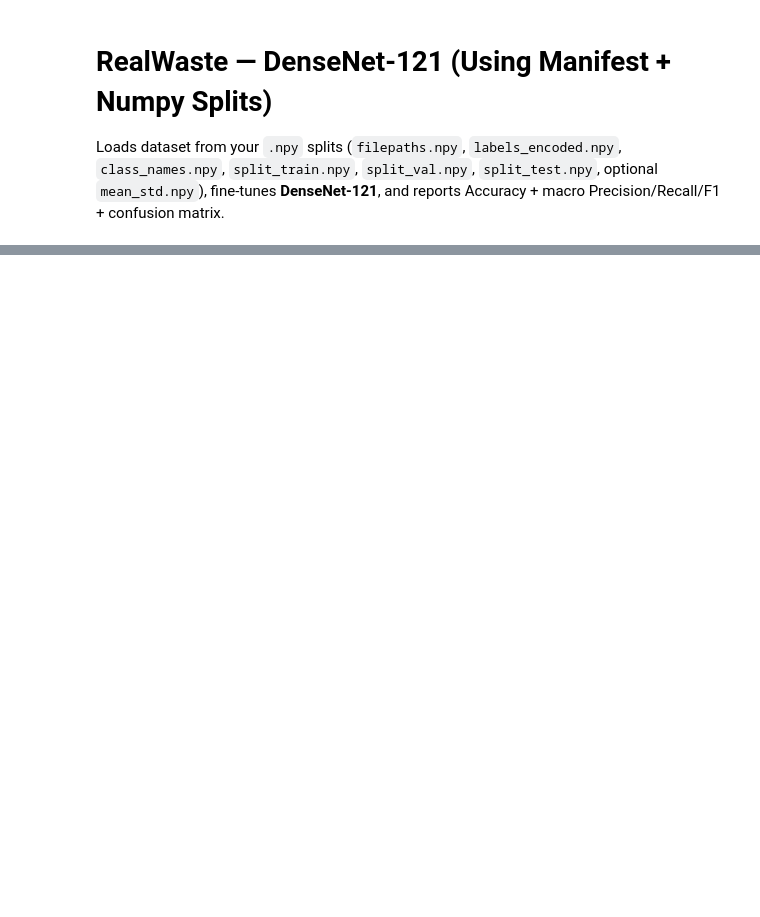
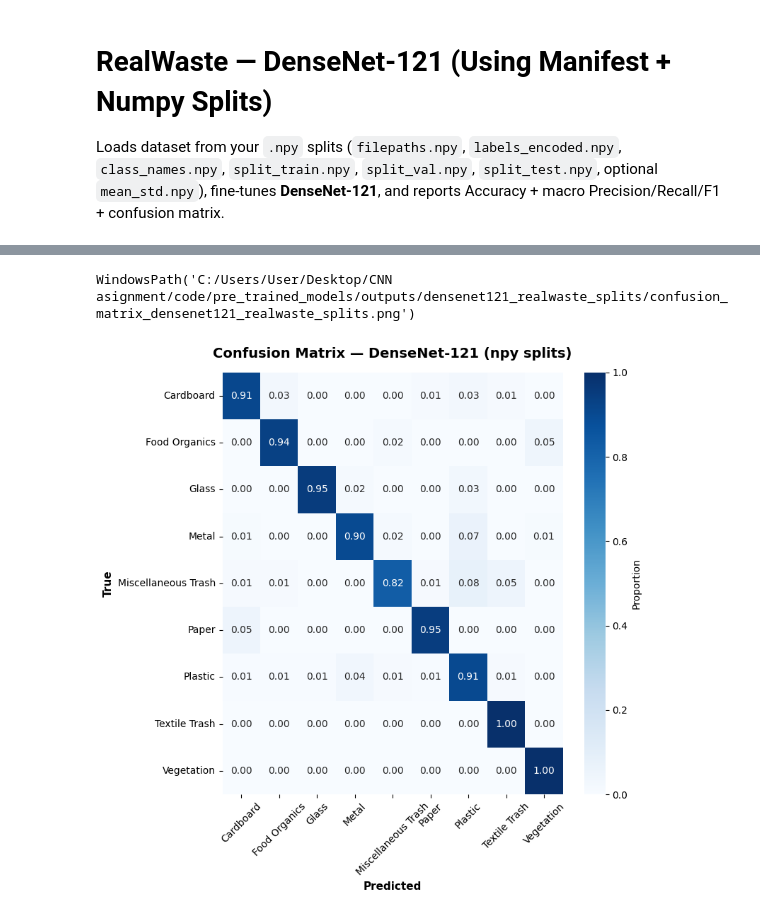
Before and after one commit to ThilinaNirmalBandara/EN3150-Assignment-03, a Jupyter notebook: code/pre_trained_models/RealWaste_densenet121_WithSplits.ipynb, the cells around one changed output, grey strips where cells are left out. Drawn from its saved outputs; the diff is of its cells as text; code cells hidden in the pictures; blank space fills up the shorter version.

Commit message:
models trained

```diff
--- a/code/pre_trained_models/RealWaste_densenet121_WithSplits.ipynb
+++ b/code/pre_trained_models/RealWaste_densenet121_WithSplits.ipynb
@@ -13,7 +13,7 @@ Loads dataset from your `.npy` splits (`filepaths.npy`, `labels_encoded.npy`, `c
 from pathlib import Path
 import numpy as np
 
-SPLITS_DIR = Path("./")  # change if your npy files are elsewhere
+SPLITS_DIR = Path("C:/Users/User/Desktop/CNN asignment/code/pre_trained_models")  # change if your npy files are elsewhere
 
 FILEPATHS_NPY = SPLITS_DIR / "filepaths.npy"
 LABELS_NPY    = SPLITS_DIR / "labels_encoded.npy"
@@ -29,7 +29,7 @@ OUTPUT_DIR.mkdir(parents=True, exist_ok=True)
 SEED = 133
 BATCH_SIZE = 32
 HEAD_EPOCHS = 5
-FT_EPOCHS = 25
+FT_EPOCHS = 20
 BASE_LR = 3e-4
 WEIGHT_DECAY = 1e-4
 LABEL_SMOOTH = 0.1
@@ -202,0 +230,25 @@ plt.savefig(cm_path, dpi=150, bbox_inches="tight"); cm_path
+# %%
+import matplotlib.pyplot as plt, numpy as np
+import seaborn as sns
+from sklearn.metrics import confusion_matrix
+
+cm = confusion_matrix(y_true, y_pred)
+cm_normalized = cm.astype('float') / cm.sum(axis=1)[:, np.newaxis]
+
+plt.figure(figsize=(8,8))
+sns.heatmap(cm_normalized, annot=True, fmt='.2f', cmap='Blues',
+            xticklabels=classes, yticklabels=classes,
+            cbar_kws={'label': 'Proportion'}, vmin=0, vmax=1)
+plt.title('Confusion Matrix — DenseNet-121 (npy splits)', fontsize=14, fontweight='bold', pad=15)
+plt.xlabel('Predicted', fontsize=11, fontweight='bold')
+plt.ylabel('True', fontsize=11, fontweight='bold')
+plt.xticks(rotation=45)
+plt.yticks(rotation=0)
+plt.tight_layout()
+
+cm_path = Path(OUTPUT_DIR)/"confusion_matrix_densenet121_realwaste_splits.png"
+plt.savefig(cm_path, dpi=150, bbox_inches="tight")
+cm_path
+# %% [output]
+WindowsPath('C:/Users/User/Desktop/CNN asignment/code/pre_trained_models/outputs/densenet121_realwaste_splits/confusion_matrix_densenet121_realwaste_splits.png')
+[figure, added]
```
Also changed, not shown: parts of 7 cells of this notebook, 10 other files.
